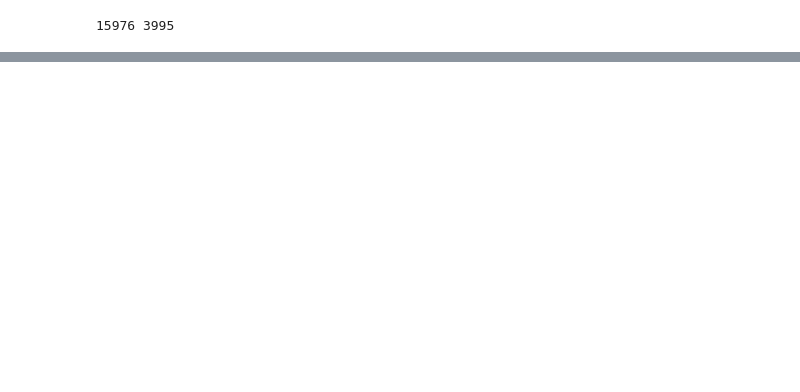
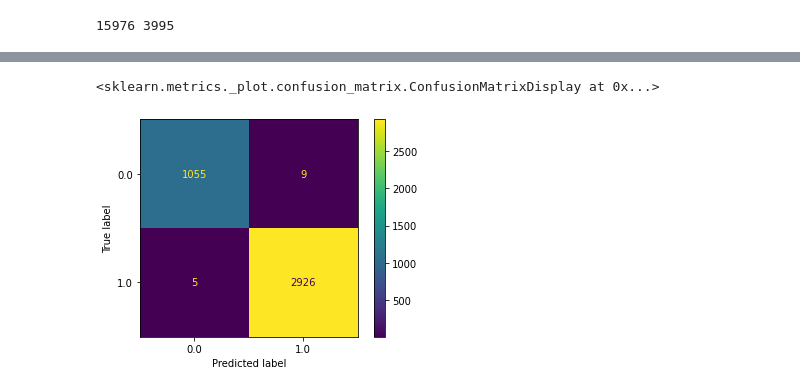
Before and after one commit to SonThanhNguyen13/aaa, a Jupyter notebook: Untitled.ipynb, the cells around one changed output, grey strips where cells are left out. Drawn from its saved outputs; the diff is of its cells as text; code cells hidden in the pictures; blank space fills up the shorter version.

```diff
--- a/Untitled.ipynb
+++ b/Untitled.ipynb
@@ -271,0 +293,5 @@ weighted avg       0.99      0.99      0.99      3995
+# %%
+plot_confusion_matrix(clf, X_test, y_test)
+# %% [output]
+<sklearn.metrics._plot.confusion_matrix.ConfusionMatrixDisplay at 0x...>
+[figure, added]
```
Also changed, not shown: parts of 14 cells of this notebook.
